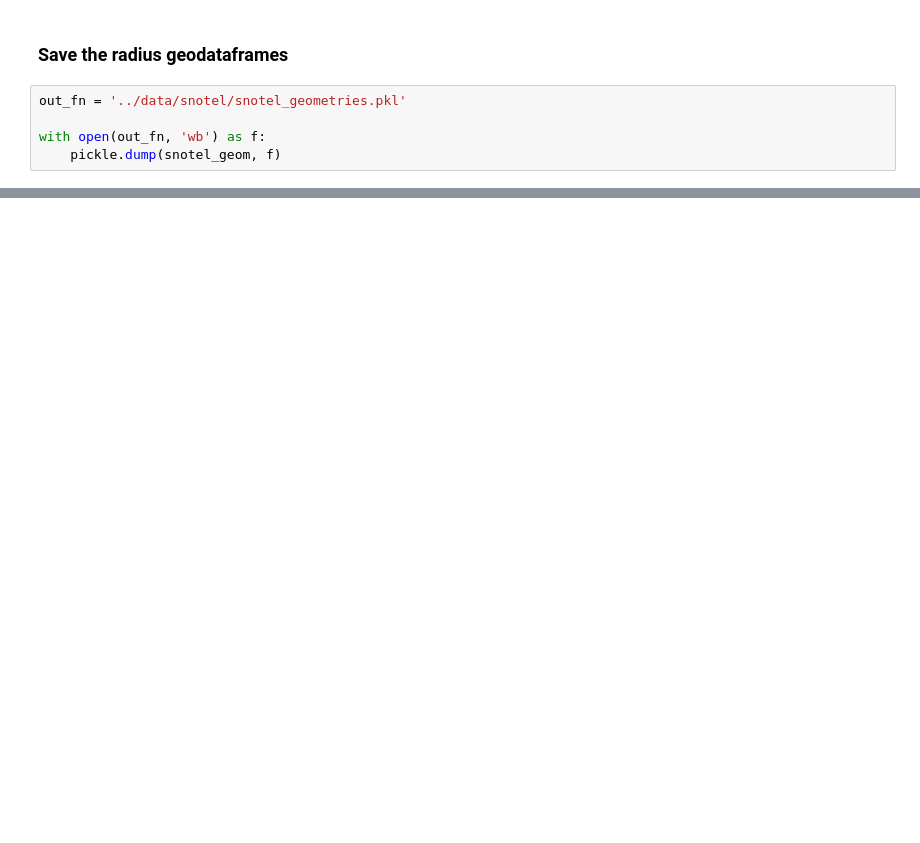
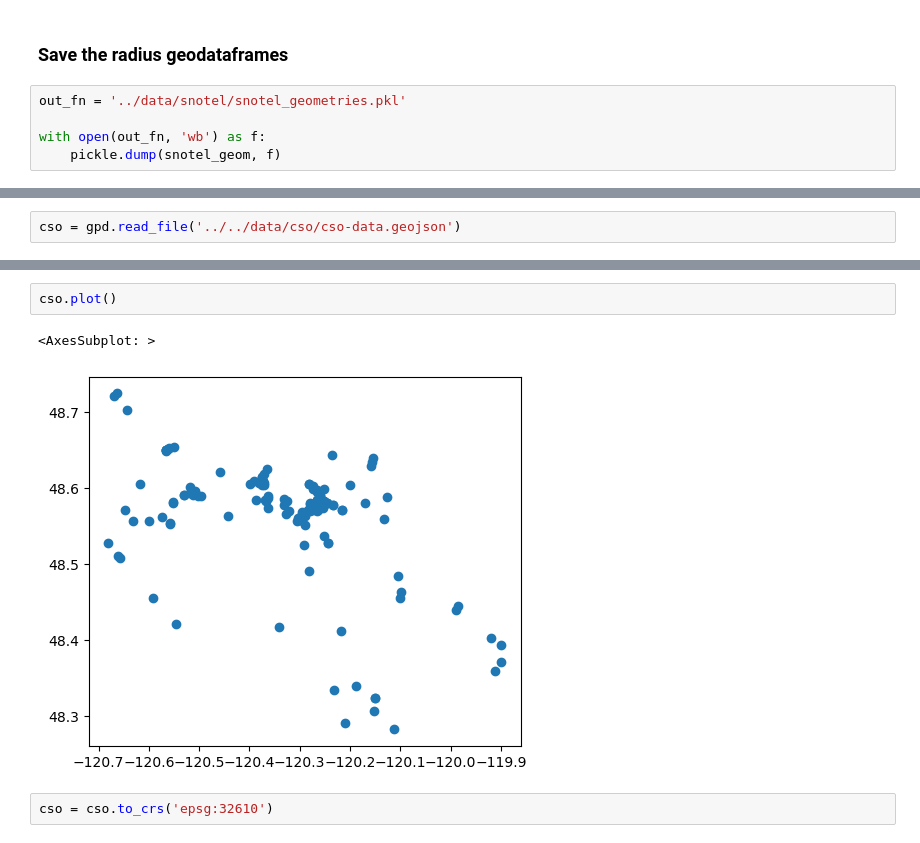
Before and after one commit to bessoh2/icesat2_sr, a Jupyter notebook: notebooks/AUX_dataclean_methow.ipynb, the cells around one changed output, grey strips where cells are left out. Saved outputs shown, nothing was run; the diff lists cells and outputs as text; blank space fills up the shorter version.

```diff
--- a/notebooks/AUX_dataclean_methow.ipynb
+++ b/notebooks/AUX_dataclean_methow.ipynb
@@ -302,0 +306,2 @@ with open(out_fn, 'wb') as f:
+# %%
+cso = gpd.read_file('../../data/cso/cso-data.geojson')
@@ -302,0 +322,7 @@ with open(out_fn, 'wb') as f:
+# %%
+cso.plot()
+# %% [output]
+<AxesSubplot: >
+[figure, added]
+# %%
+cso = cso.to_crs('epsg:32610')
```
Also changed, not shown: parts of 12 cells of this notebook.
